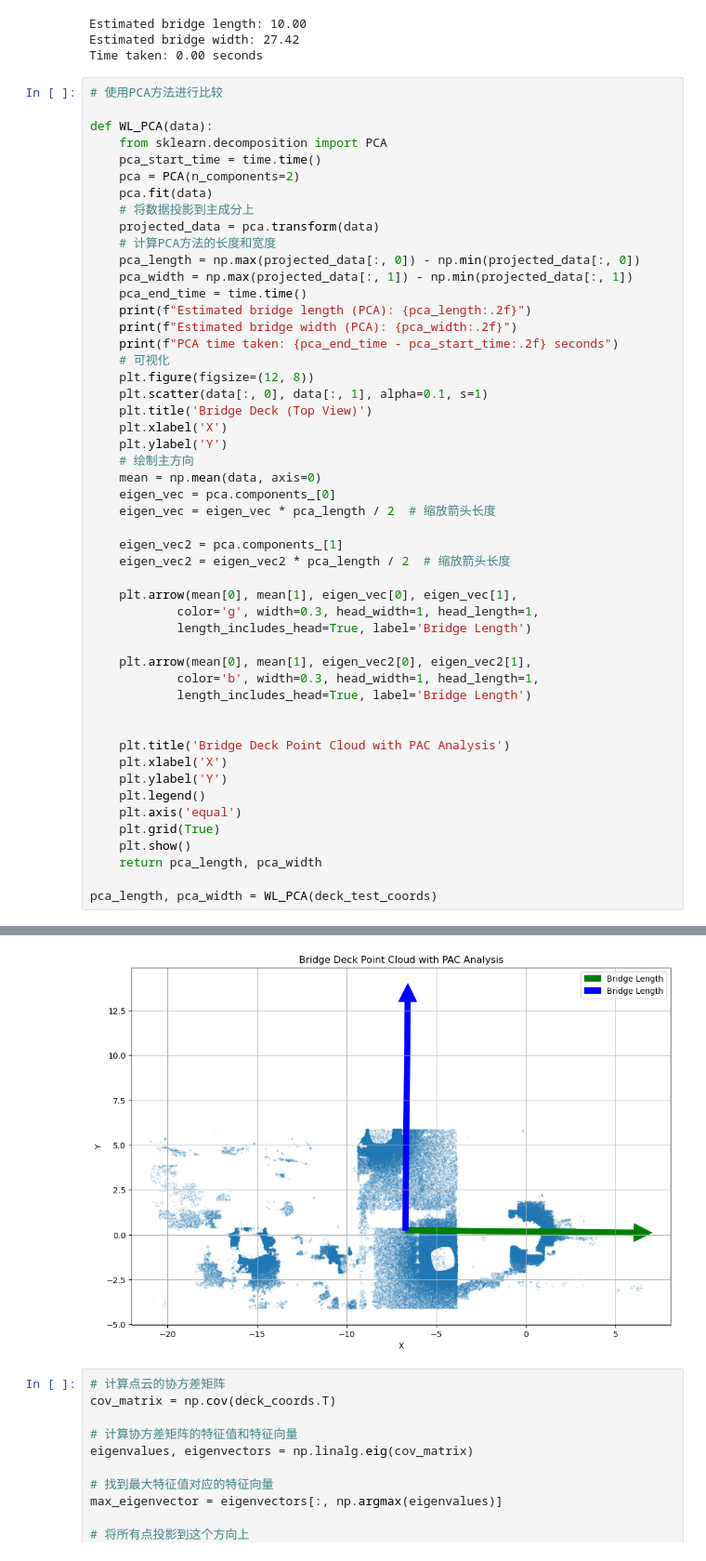
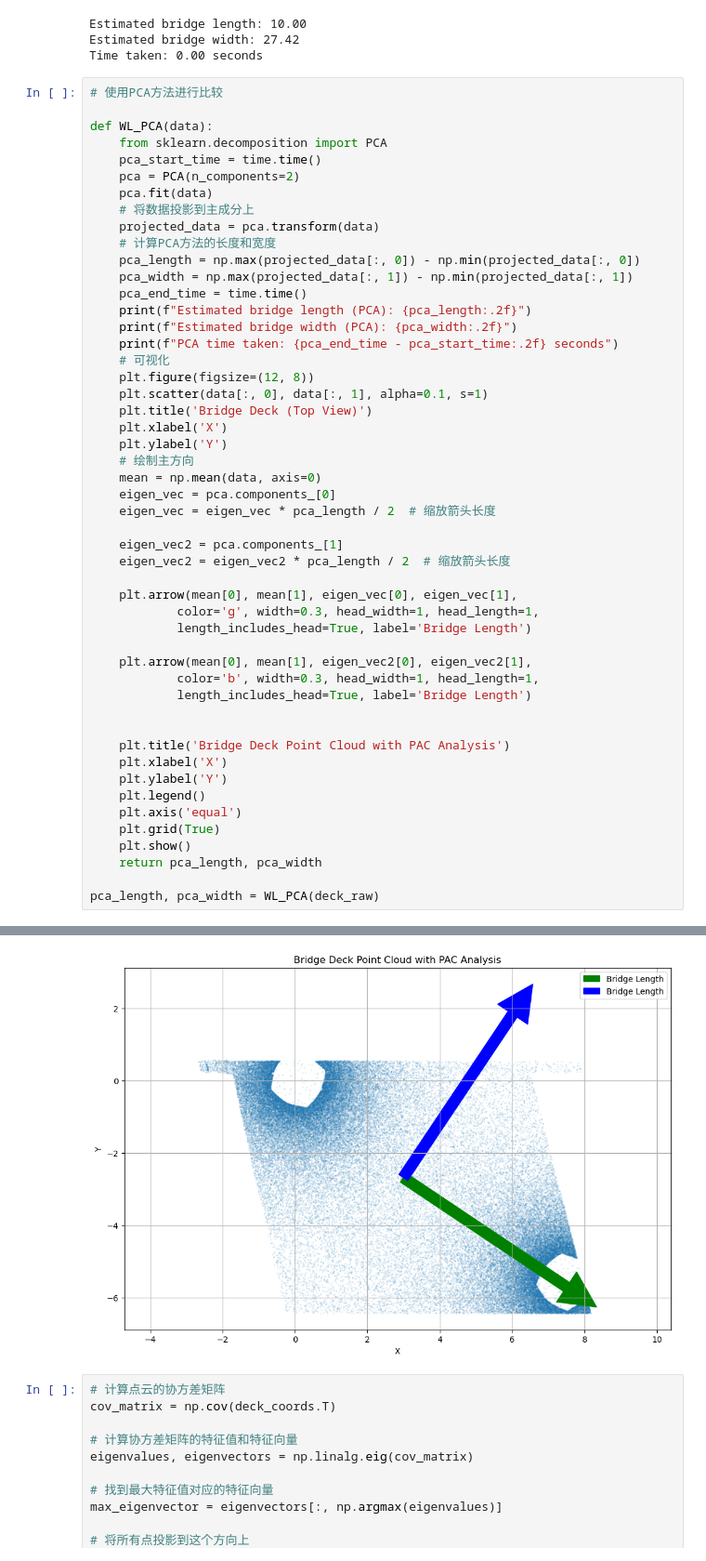
Before and after one commit to UT-Team-Chun/Pointcloud-bridge, a Jupyter notebook: Partsize-identical/wl_identical_usedeck.ipynb, the cells around one changed output, grey strips where cells are left out. Shown at 93% size. Drawn from its saved outputs; the diff is of its cells as text.

```diff
--- a/Partsize-identical/wl_identical_usedeck.ipynb
+++ b/Partsize-identical/wl_identical_usedeck.ipynb
@@ -408,5 +601,5 @@ def WL_PCA(data):
     plt.show()
     return pca_length, pca_width
 
-pca_length, pca_width = WL_PCA(deck_test_coords)
+pca_length, pca_width = WL_PCA(deck_raw)
 # %% [output]
@@ -416,4 +609,4 @@ PCA time taken: 0.00 seconds
-[figure, old version]
+[figure, new version]
 # %%
 # 计算点云的协方差矩阵
 cov_matrix = np.cov(deck_coords.T)
```
Also changed, not shown: parts of 10 cells of this notebook, 1 other file.
